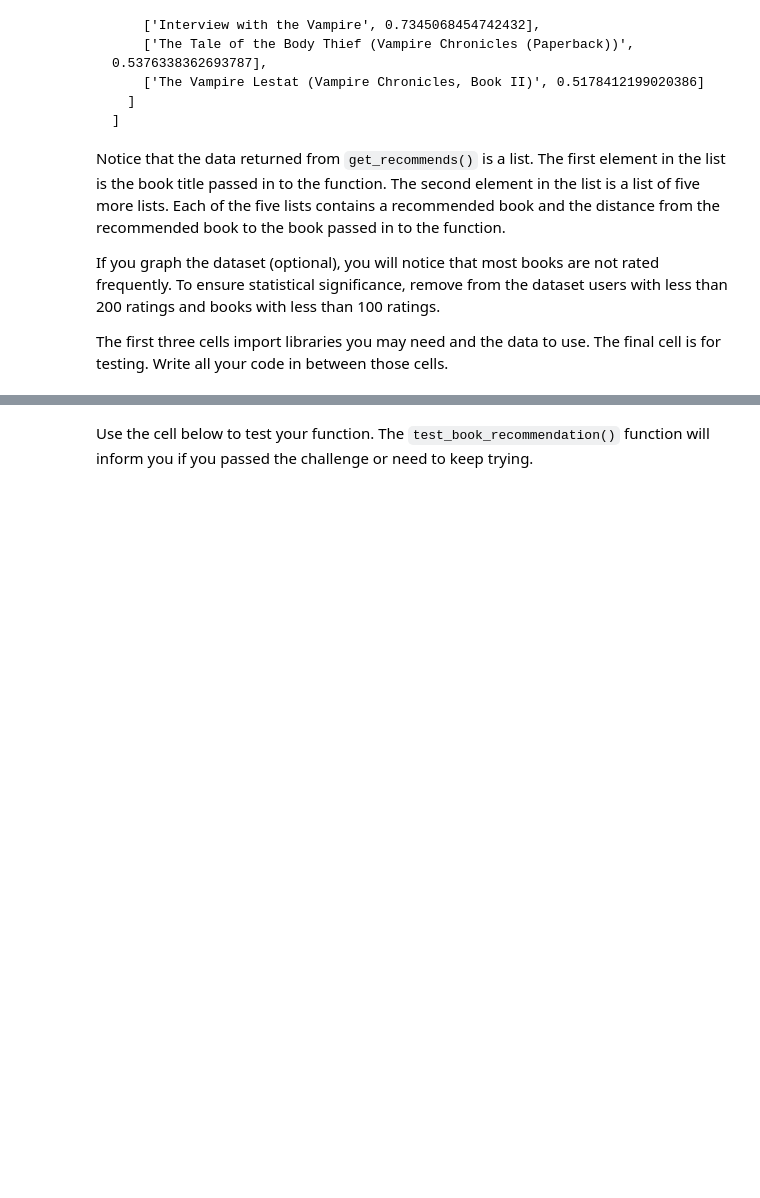
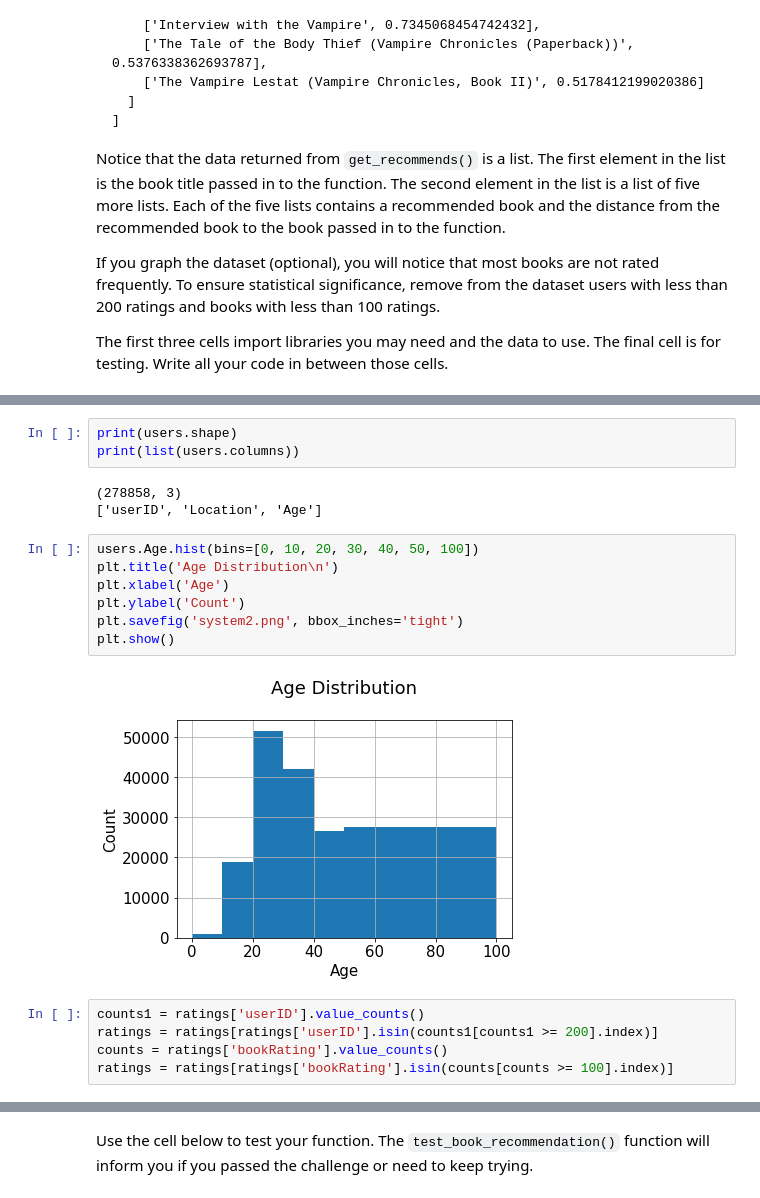
Before and after one commit to Starksood/Experimental_Conundrums, a Jupyter notebook: fcc_book_recommendation_knn.ipynb, the cells around one changed output, grey strips where cells are left out. Drawn from its saved outputs; the diff is of its cells as text; blank space fills up the shorter version.

```diff
--- a/fcc_book_recommendation_knn.ipynb
+++ b/fcc_book_recommendation_knn.ipynb
@@ -145,0 +101,20 @@ model_knn.fit(books_with_ratings_matrix)
+# %%
+print(users.shape)
+print(list(users.columns))
+# %% [output]
+(278858, 3)
+['userID', 'Location', 'Age']
+# %%
+users.Age.hist(bins=[0, 10, 20, 30, 40, 50, 100])
+plt.title('Age Distribution\n')
+plt.xlabel('Age')
+plt.ylabel('Count')
+plt.savefig('system2.png', bbox_inches='tight')
+plt.show()
+# %% [output]
+[figure, added]
+# %%
+counts1 = ratings['userID'].value_counts()
+ratings = ratings[ratings['userID'].isin(counts1[counts1 >= 200].index)]
+counts = ratings['bookRating'].value_counts()
+ratings = ratings[ratings['bookRating'].isin(counts[counts >= 100].index)]
```
Also changed, not shown: parts of 31 cells of this notebook.
